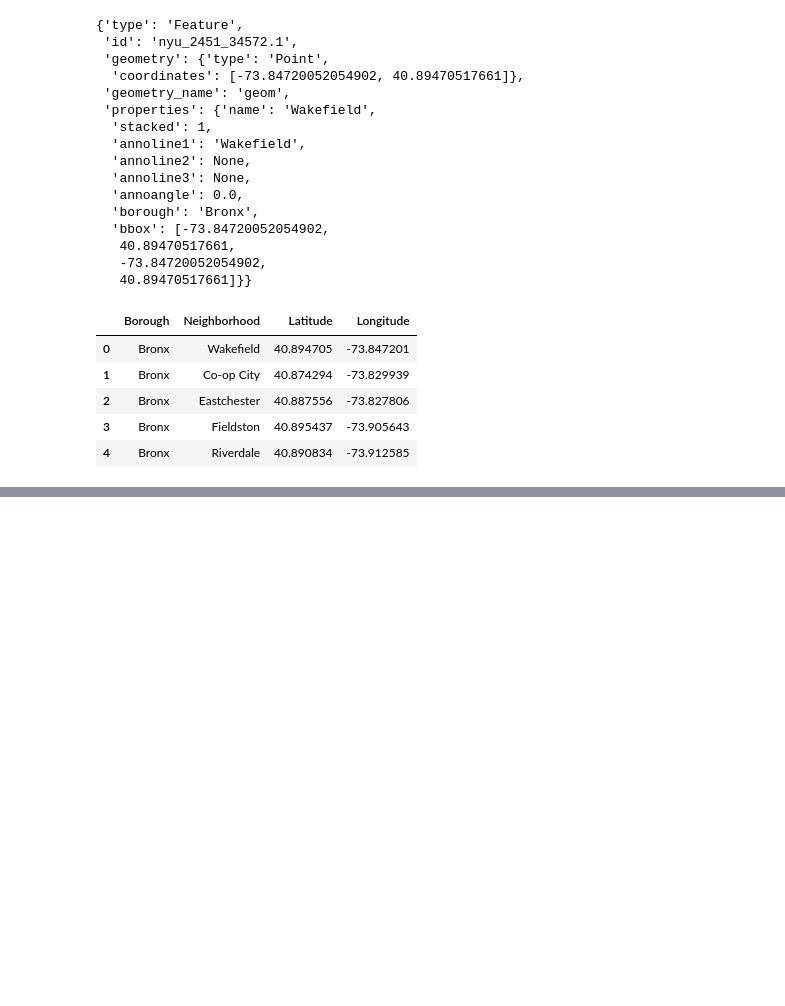
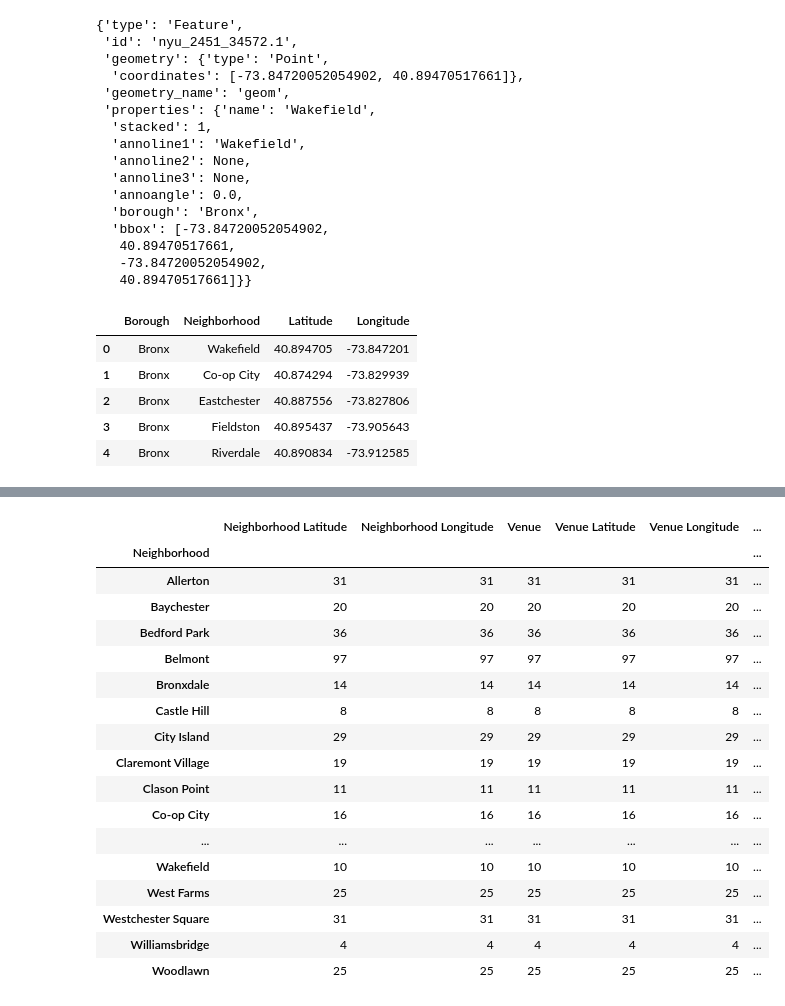
Before and after one commit to ImadLodhi/Coursera_Capstone, a Jupyter notebook: Caoursera Capstone week 2.ipynb, the cells around one changed output, grey strips where cells are left out. Cells and saved outputs as stored; diff of their text form; code cells hidden in the pictures; blank space fills up the shorter version.

```diff
--- a/Caoursera Capstone week 2.ipynb
+++ b/Caoursera Capstone week 2.ipynb
@@ -106,0 +233,12 @@ neighborhoods.head()
+# %%
+# function that extracts the category of the venue
+def get_category_type(row):
+    try:
+        categories_list = row['categories']
+    except:
+        categories_list = row['venue.categories']
+
+    if len(categories_list) == 0:
+        return None
+    else:
+        return categories_list[0]['name']
@@ -106,0 +346,21 @@ neighborhoods.head()
+# %%
+bronx_venues.groupby('Neighborhood').count()
+# %% [output]
+|  | Neighborhood Latitude | Neighborhood Longitude | Venue | Venue Latitude | Venue Longitude | ... |
+| Neighborhood |  |  |  |  |  | ... |
+| Allerton | 31 | 31 | 31 | 31 | 31 | ... |
+| Baychester | 20 | 20 | 20 | 20 | 20 | ... |
+| Bedford Park | 36 | 36 | 36 | 36 | 36 | ... |
+| Belmont | 97 | 97 | 97 | 97 | 97 | ... |
+| Bronxdale | 14 | 14 | 14 | 14 | 14 | ... |
+| Castle Hill | 8 | 8 | 8 | 8 | 8 | ... |
+| City Island | 29 | 29 | 29 | 29 | 29 | ... |
+| Claremont Village | 19 | 19 | 19 | 19 | 19 | ... |
+| Clason Point | 11 | 11 | 11 | 11 | 11 | ... |
+| Co-op City | 16 | 16 | 16 | 16 | 16 | ... |
+| ... | ... | ... | ... | ... | ... | ... |
+| Wakefield | 10 | 10 | 10 | 10 | 10 | ... |
+| West Farms | 25 | 25 | 25 | 25 | 25 | ... |
+| Westchester Square | 31 | 31 | 31 | 31 | 31 | ... |
+| Williamsbridge | 4 | 4 | 4 | 4 | 4 | ... |
+| Woodlawn | 25 | 25 | 25 | 25 | 25 | ... |
```
Also changed, not shown: parts of 29 cells of this notebook.
